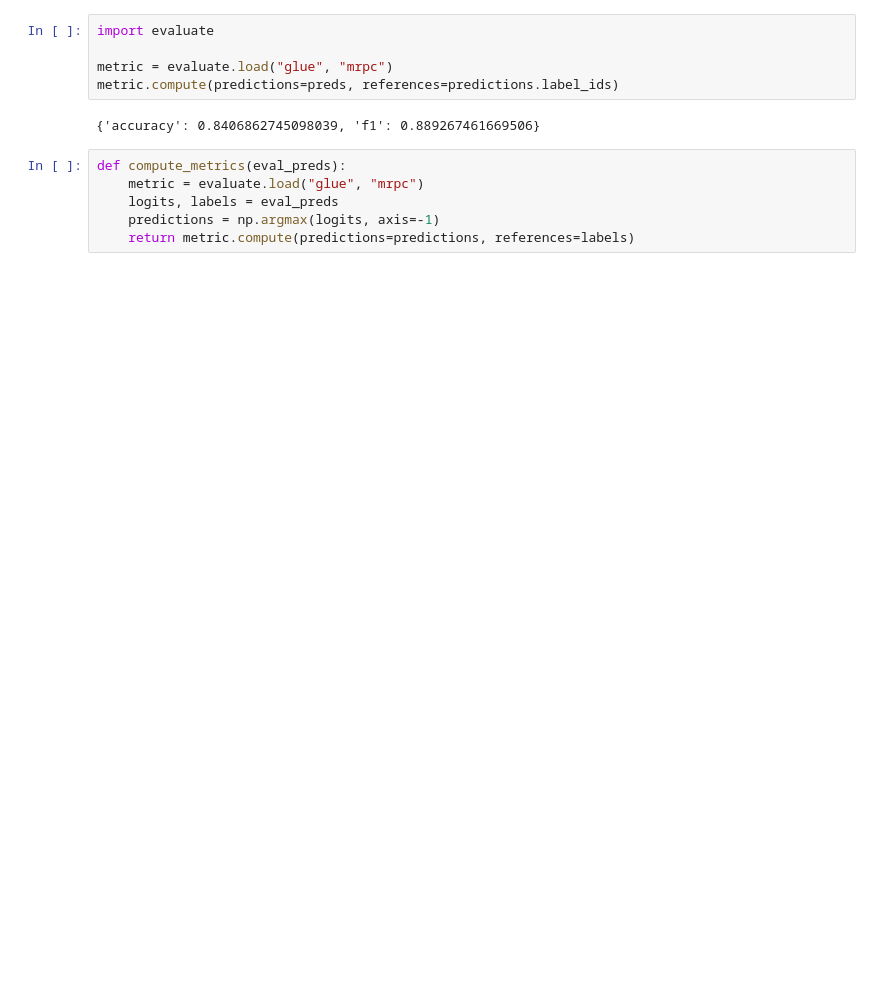
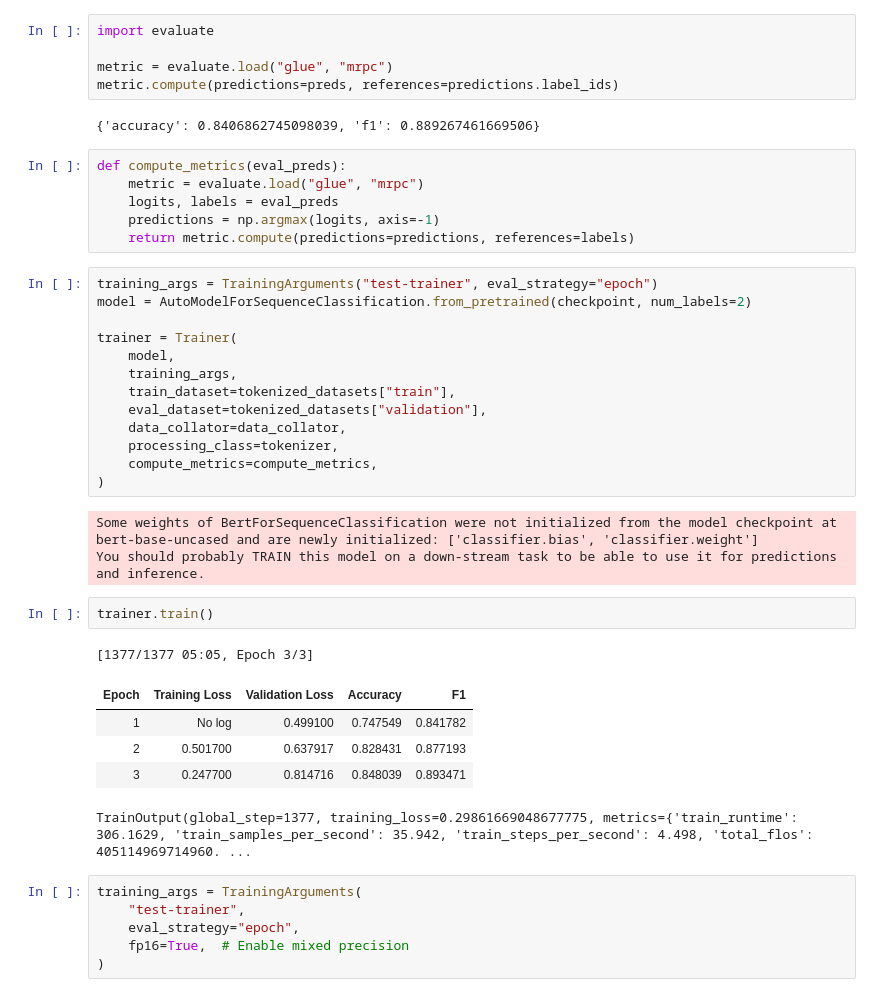
Before and after one commit to merhmood/Trainer-API, a Jupyter notebook: code.ipynb, the cells around one changed output. Cells and saved outputs as stored; diff of their text form; blank space fills up the shorter version.

```diff
--- a/code.ipynb
+++ b/code.ipynb
@@ -150,3 +150,34 @@ def compute_metrics(eval_preds):
     logits, labels = eval_preds
     predictions = np.argmax(logits, axis=-1)
     return metric.compute(predictions=predictions, references=labels)
+# %%
+training_args = TrainingArguments("test-trainer", eval_strategy="epoch")
+model = AutoModelForSequenceClassification.from_pretrained(checkpoint, num_labels=2)
+
+trainer = Trainer(
+    model,
+    training_args,
+    train_dataset=tokenized_datasets["train"],
+    eval_dataset=tokenized_datasets["validation"],
+    data_collator=data_collator,
+    processing_class=tokenizer,
+    compute_metrics=compute_metrics,
+)
+# %% [output]
+Some weights of BertForSequenceClassification were not initialized from the model checkpoint at bert-base-uncased and are newly initialized: ['classifier.bias', 'classifier.weight']
+You should probably TRAIN this model on a down-stream task to be able to use it for predictions and inference.
+# %%
+trainer.train()
+# %% [output]
+[1377/1377 05:05, Epoch 3/3]
+| Epoch | Training Loss | Validation Loss | Accuracy | F1 |
+| 1 | No log | 0.499100 | 0.747549 | 0.841782 |
+| 2 | 0.501700 | 0.637917 | 0.828431 | 0.877193 |
+| 3 | 0.247700 | 0.814716 | 0.848039 | 0.893471 |
+TrainOutput(global_step=1377, training_loss=0.29861669048677775, metrics={'train_runtime': 306.1629, 'train_samples_per_second': 35.942, 'train_steps_per_second': 4.498, 'total_flos': 405114969714960. ...
+# %%
+training_args = TrainingArguments(
+    "test-trainer",
+    eval_strategy="epoch",
+    fp16=True,  # Enable mixed precision
+)
```
Also changed, not shown: parts of 1 cell of this notebook.
